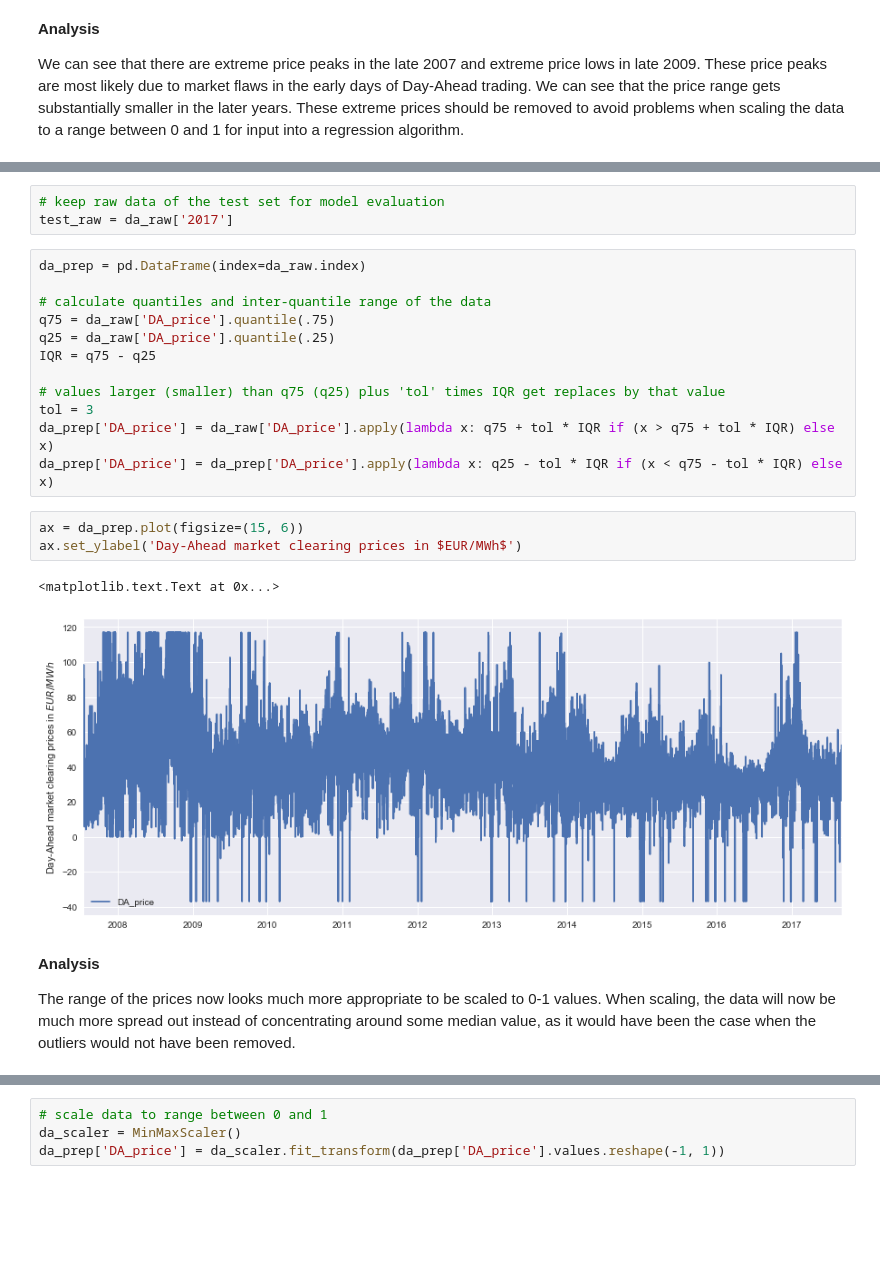
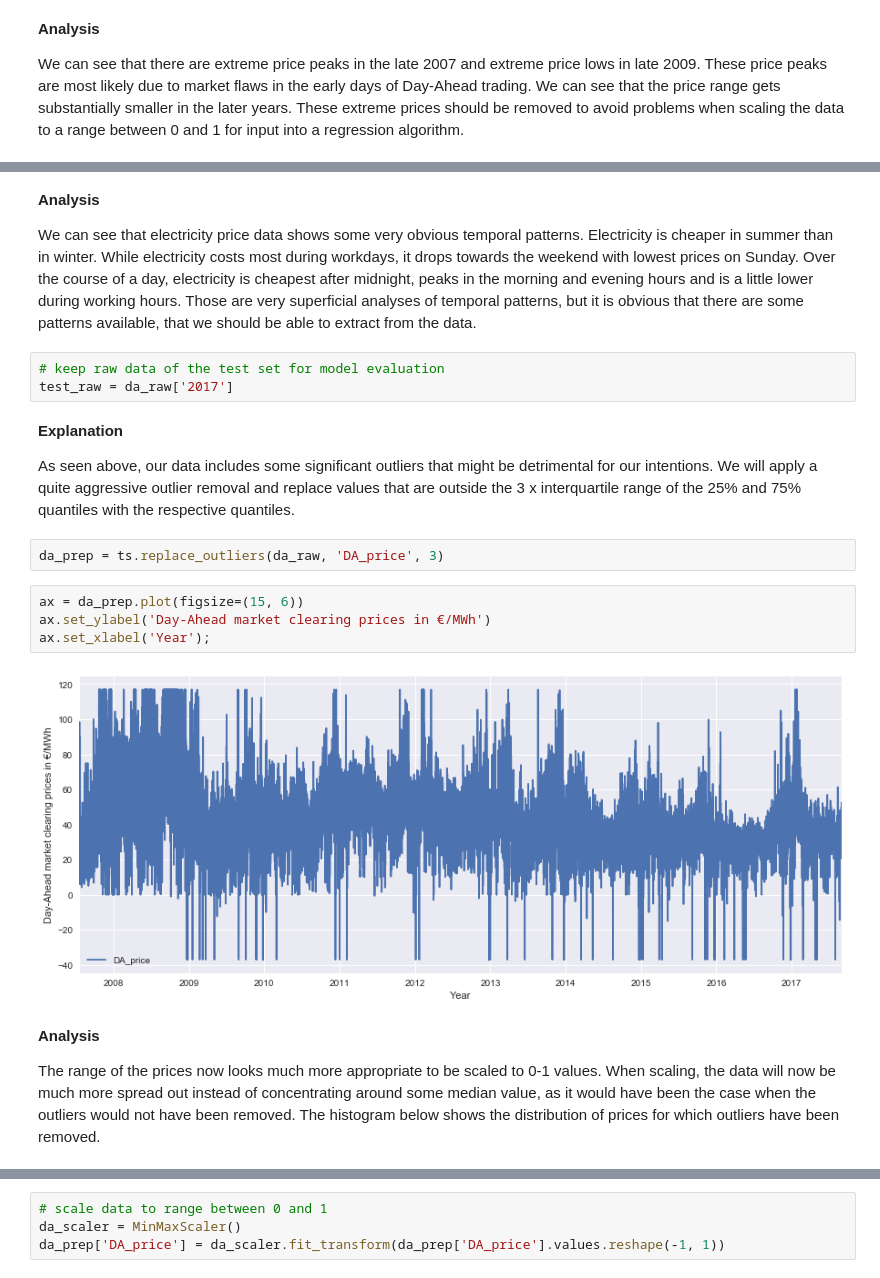
Before and after one commit to Octiembre80/DA-electricity-price-forecasting, a Jupyter notebook: timeseries_model.ipynb, the cells around one changed output, grey strips where cells are left out. Cells and saved outputs as stored; diff of their text form; blank space fills up the shorter version.

```diff
--- a/timeseries_model.ipynb
+++ b/timeseries_model.ipynb
@@ -75,25 +67,23 @@ tbd
+# %% [markdown]
+__Analysis__
+
+We can see that electricity price data shows some very obvious temporal patterns. Electricity is cheaper in summer than in winter. While electricity costs most during workdays, it drops towards the weekend with lowest prices on Sunday. Over the course of a day, electricity is cheapest after midnight, peaks in the morning and evening hours and is a little lower during working hours. Those are very superficial analyses of temporal patterns, but it is obvious that there are some patterns available, that we should be able to extract from the data.
 # %%
 # keep raw data of the test set for model evaluation
 test_raw = da_raw['2017']
-# %%
-da_prep = pd.DataFrame(index=da_raw.index)
-
-# calculate quantiles and inter-quantile range of the data
-q75 = da_raw['DA_price'].quantile(.75)
-q25 = da_raw['DA_price'].quantile(.25)
-IQR = q75 - q25
-
-# values larger (smaller) than q75 (q25) plus 'tol' times IQR get replaces by that value
-tol = 3
-da_prep['DA_price'] = da_raw['DA_price'].apply(lambda x: q75 + tol * IQR if (x > q75 + tol * IQR) else x)
-da_prep['DA_price'] = da_prep['DA_price'].apply(lambda x: q25 - tol * IQR if (x < q75 - tol * IQR) else x)
+# %% [markdown]
+__Explanation__
+
+As seen above, our data includes some significant outliers that might be detrimental for our intentions. We will apply a quite aggressive outlier removal and replace values that are outside the 3 x interquartile range of the 25% and 75% quantiles with the respective quantiles.
+# %%
+da_prep = ts.replace_outliers(da_raw, 'DA_price', 3)
 # %%
 ax = da_prep.plot(figsize=(15, 6))
-ax.set_ylabel('Day-Ahead market clearing prices in $EUR/MWh$')
+ax.set_ylabel('Day-Ahead market clearing prices in €/MWh')
+ax.set_xlabel('Year');
 # %% [output]
-<matplotlib.text.Text at 0x...>
-[figure, old version]
+[figure, new version]
 # %% [markdown]
 __Analysis__
 
-The range of the prices now looks much more appropriate to be scaled to 0-1 values. When scaling, the data will now be much more spread out instead of concentrating around some median value, as it would have been the case when the outliers would not have been removed.
+The range of the prices now looks much more appropriate to be scaled to 0-1 values. When scaling, the data will now be much more spread out instead of concentrating around some median value, as it would have been the case when the outliers would not have been removed. The histogram below shows the distribution of prices for which outliers have been removed.
```
Also changed, not shown: parts of 24 cells of this notebook, 3 other files.
